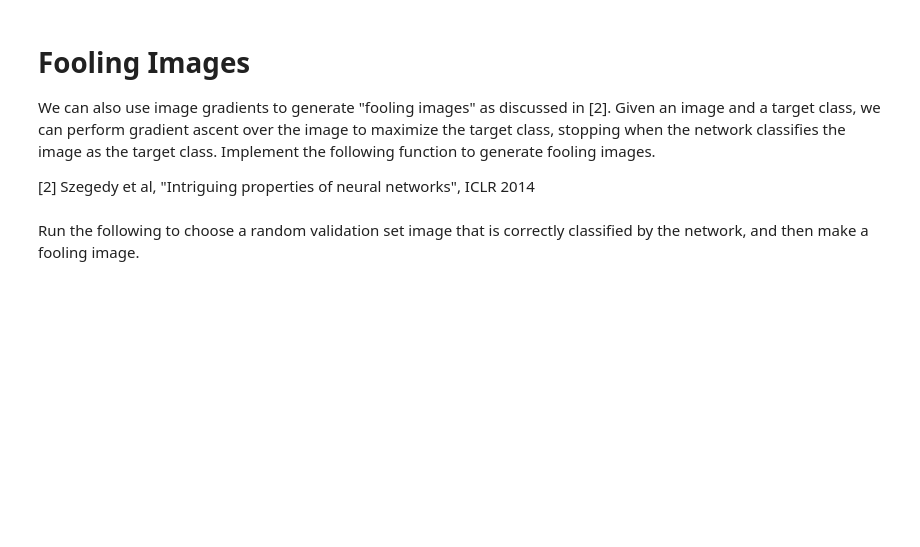
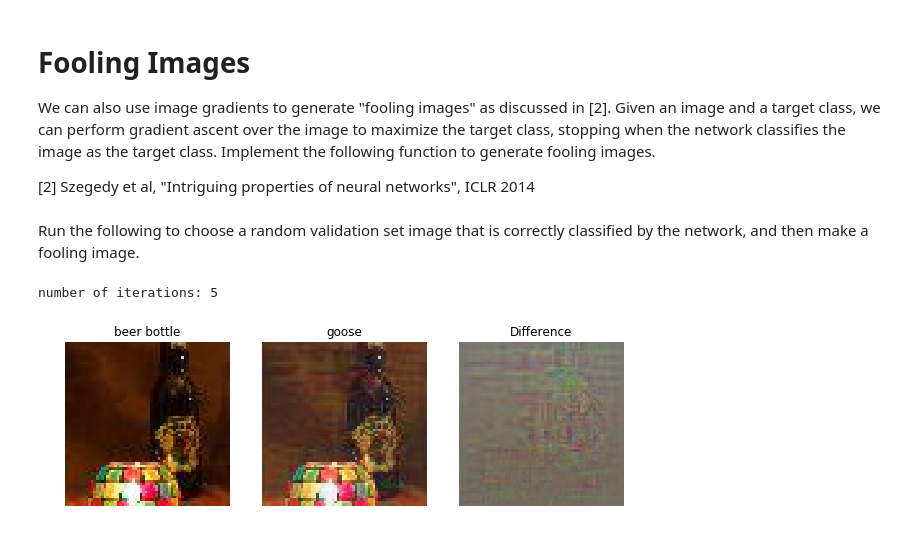
Before and after one commit to Taka152/CS231n-Solution, a Jupyter notebook: assignment3/ImageGradients.ipynb, the cells around one changed output. Drawn from its saved outputs; the diff is of its cells as text; code cells hidden in the pictures; blank space fills up the shorter version.

Commit message:
Add: Solved ImageGradients

```diff
--- a/assignment3/ImageGradients.ipynb
+++ b/assignment3/ImageGradients.ipynb
@@ -216,7 +216,19 @@ def make_fooling_image(X, target_y, model):
   # HINT: For most examples, you should be able to generate a fooling image    #
   # in fewer than 100 iterations of gradient ascent.                           #
   ##############################################################################
-  pass
+  from cs231n.layer_utils import softmax_loss
+
+  for i in xrange(1000):
+    scores, cache = model.forward(X_fooling, mode='test')
+    predict_label = np.argmax(scores)
+    if predict_label == target_y:
+      print 'number of iterations: {0}'.format(i)
+      break
+    else:
+      loss, dscores = softmax_loss(scores, target_y)
+      dX, _ = model.backward(dscores, cache)
+      X_fooling -= 8000 * dX
+
   ##############################################################################
   #                             END OF YOUR CODE                               #
   ##############################################################################
@@ -226,30 +238,34 @@ Run the following to choose a random validation set image that is correctly clas
 # %%
 # Find a correctly classified validation image
 while True:
   i = np.random.randint(data['X_val'].shape[0])
   X = data['X_val'][i:i+1]
   y = data['y_val'][i:i+1]
   y_pred = model.loss(X)[0].argmax()
   if y_pred == y: break
 
 target_y = 67
 X_fooling = make_fooling_image(X, target_y, model)
 
 # Make sure that X_fooling is classified as y_target
 scores = model.loss(X_fooling)
 assert scores[0].argmax() == target_y, 'The network is not fooled!'
 
+y = int(y)
 # Show original image, fooling image, and difference
 plt.subplot(1, 3, 1)
 plt.imshow(deprocess_image(X, data['mean_image']))
 plt.axis('off')
 plt.title(data['class_names'][y][0])
 plt.subplot(1, 3, 2)
 plt.imshow(deprocess_image(X_fooling, data['mean_image'], renorm=True))
 plt.title(data['class_names'][target_y][0])
 plt.axis('off')
 plt.subplot(1, 3, 3)
 plt.title('Difference')
 plt.imshow(deprocess_image(X - X_fooling, data['mean_image']))
 plt.axis('off')
 plt.show()
+# %% [output]
+number of iterations: 5
+[figure, added]
```
Also changed, not shown: parts of 3 cells of this notebook.
